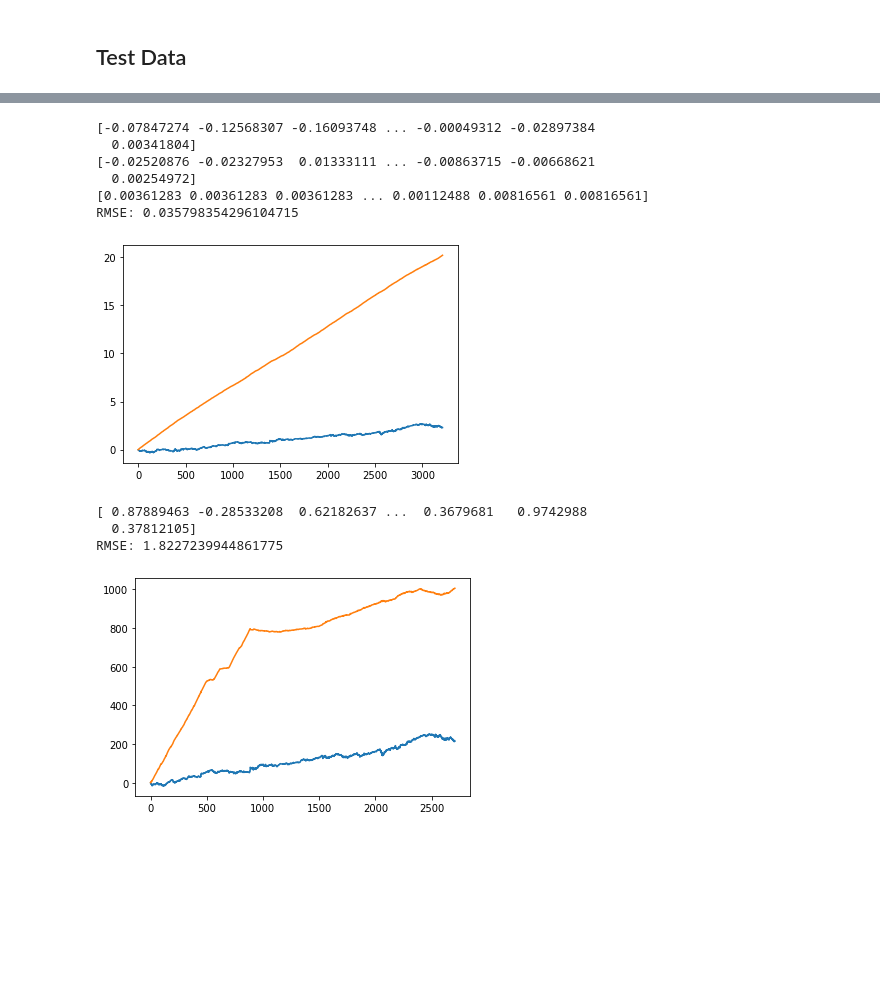
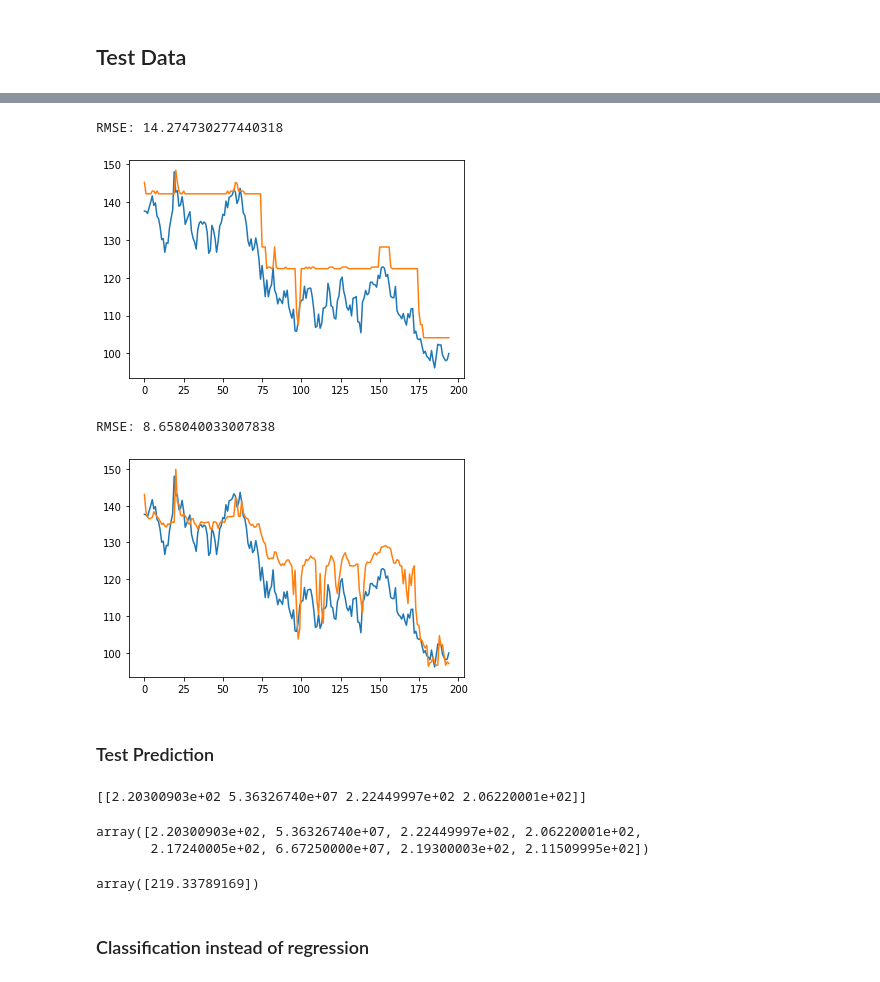
Before and after one commit to frankie-2nfro-com/stock_simple_prediction, a Jupyter notebook: data_preparation.ipynb, the cells around one changed output, grey strips where cells are left out. Saved outputs shown, nothing was run; the diff lists cells and outputs as text; code cells hidden in the pictures; blank space fills up the shorter version.

```diff
--- a/data_preparation.ipynb
+++ b/data_preparation.ipynb
@@ -192,6 +133,6 @@ train_x[:5], train_y_regress[:5], train_y_classification[:5]
 # %% [markdown]
 <H2>Test Data</H2>
 # %%
-SONY_df = get_yahoo_stock_data("GOOG", columns=None, dfrom='2010-1-1')
-SONY_df
+test_df = gen_features(get_yahoo_stock_data("GOOG", columns=None, dfrom='2022-1-1'))
+test_df
 # %% [output]
@@ -212,3 +152,0 @@ SONY_df
-# %%
-test_df = gen_features(SONY_df)
-test_df
@@ -230,7 +153,8 @@ test_df
 # %%
 feature_np = test_df.values
-test_x = feature_np[:, 1:]
-test_y_regress = feature_np[:, 0]
-test_y_classification = np.where(test_y_regress > 0, 1, 0)
-test_x[:5], test_y_regress[:5], test_y_classification[:5]
+test_x = feature_np[:, 2:]
+test_y = feature_np[:, 0]
+yesterday_close = feature_np[:, 2]
+test_y_classification = np.where(test_y > yesterday_close, 1, 0)
+test_x[:5], test_y[:5], test_y_classification[:5]
 # %% [output]
@@ -258,14 +178,16 @@ from sklearn.model_selection import cross_val_score
 
 def regress_process(estimator, train_x, train_y_regress, test_x, test_y_regress):
     estimator.fit(train_x, train_y_regress)
-    print(train_y_regress)
+    #print(train_y_regress)
     test_y_predict_regress = estimator.predict(test_x)
-    print(test_y_regress)
-    print(test_y_predict_regress)
-    plt.plot(test_y_regress.cumsum())
+    #print(test_y_regress)
+    #print(test_y_predict_regress)
+    plt.plot(test_y_regress)
     plt.plot(test_y_predict_regress)
 
 
     scores = cross_val_score(estimator, train_x, train_y_regress, cv=10, scoring="neg_mean_squared_error")
     mean_sc = np.mean(np.sqrt(-scores))
     print('RMSE: ' + str(mean_sc))
+
+    return estimator
@@ -295,22 +203,17 @@ RMSE: 0.03509977321480176
 from sklearn.ensemble import AdaBoostRegressor
 
 estimator3 = AdaBoostRegressor(n_estimators=100)
-regress_process(estimator3, train_x, train_y_regress, test_x, test_y_regress)
+model = regress_process(estimator3, train_x, train_y_regress, test_x, test_y_regress)
 # %% [output]
-[-0.07847274 -0.12568307 -0.16093748 ... -0.00049312 -0.02897384
-  0.00341804]
-[-0.02520876 -0.02327953  0.01333111 ... -0.00863715 -0.00668621
-  0.00254972]
-[0.00361283 0.00361283 0.00361283 ... 0.00112488 0.00816561 0.00816561]
-RMSE: 0.035798354296104715
+RMSE: 14.274730277440318
-[figure, old version]
+[figure, new version]
 # %%
 from sklearn.ensemble import RandomForestRegressor
 
 estimator4 = RandomForestRegressor(n_estimators=100)
-regress_process(estimator4, train_x, train_y_regress, test_x, test_y_regress)
+model = regress_process(estimator4, train_x, train_y_regress, test_x, test_y_regress)
 # %% [output]
-[ 0.87889463 -0.28533208  0.62182637 ...  0.3679681   0.9742988
-  0.37812105]
-RMSE: 1.8227239944861775
+RMSE: 8.658040033007838
-[figure, old version]
+[figure, new version]
+# %% [markdown]
+<H3>Test Prediction</H3>
@@ -316,0 +232,14 @@ RMSE: 1.8227239944861775
+# %%
+predict_x = gen_predict_features("TSLA")
+predict_x
+# %% [output]
+[[2.20300903e+02 5.36326740e+07 2.22449997e+02 2.06220001e+02]]
+array([2.20300903e+02, 5.36326740e+07, 2.22449997e+02, 2.06220001e+02,
+       2.17240005e+02, 6.67250000e+07, 2.19300003e+02, 2.11509995e+02])
+# %%
+predict_result = model.predict([predict_x])
+predict_result
+# %% [output]
+array([219.33789169])
+# %% [markdown]
+<h3>Classification instead of regression</h3>
```
Also changed, not shown: parts of 25 cells of this notebook.
